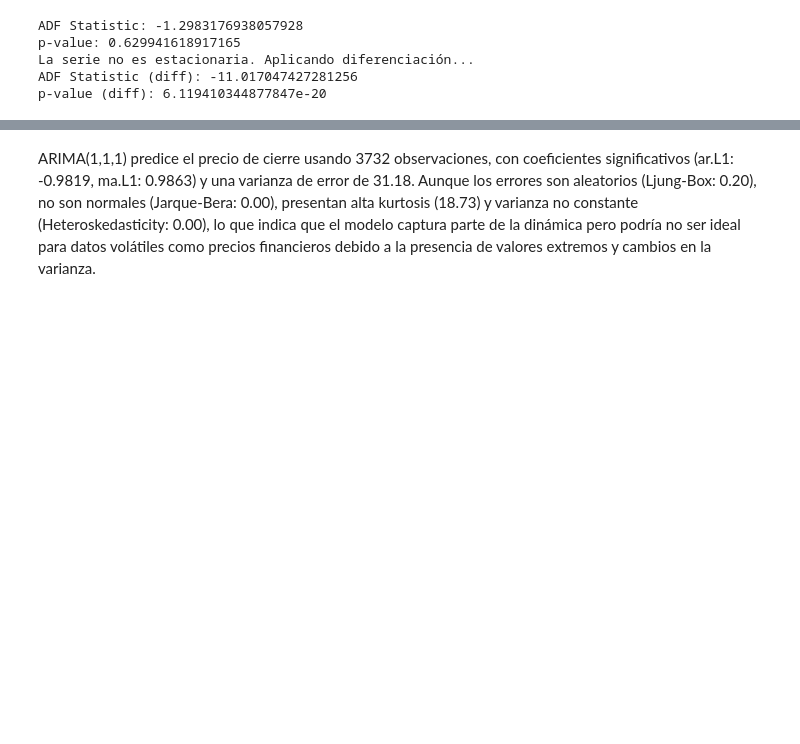
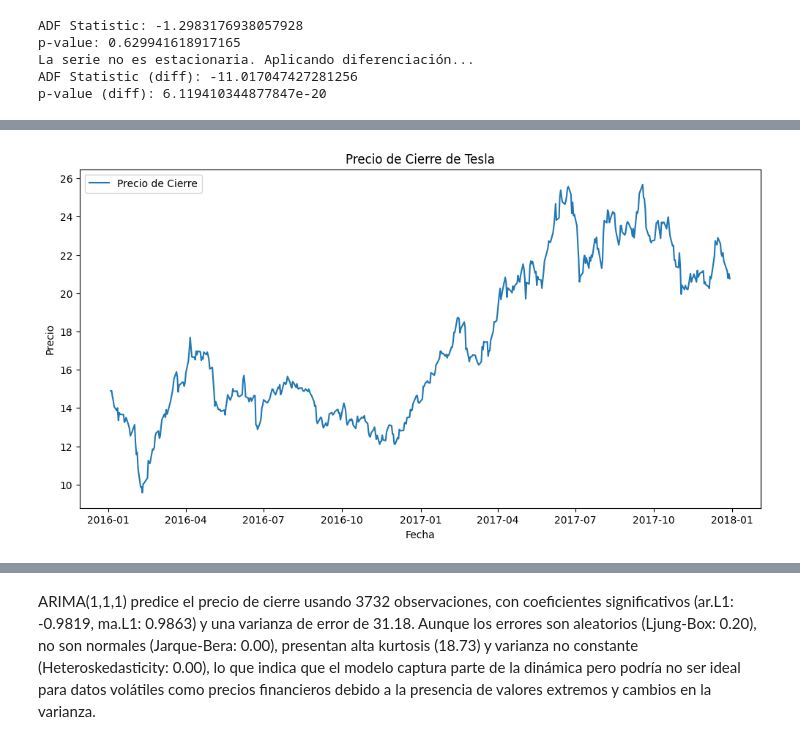
Before and after one commit to aiquimia/Introduccion-AI-DS-Haciendo-Ciencia, a Jupyter notebook: sugerencias/Proyecto_Final_Julio_Sugerencia.ipynb, the cells around one changed output, grey strips where cells are left out. Saved outputs shown, nothing was run; the diff lists cells and outputs as text; code cells hidden in the pictures; blank space fills up the shorter version.

```diff
--- a/sugerencias/Proyecto_Final_Julio_Sugerencia.ipynb
+++ b/sugerencias/Proyecto_Final_Julio_Sugerencia.ipynb
@@ -116,3 +120,7 @@ Covariance Type:                  opg
 
 Warnings:
 [1] Covariance matrix calculated using the outer product of gradients (complex-step).
+# %%
+# Función para filtrar el dataframe por fechas
+def filter_by_date(df, start_date, end_date):
+    return df.loc[start_date:end_date]
@@ -118,0 +268,17 @@ Warnings:
+# %%
+# Ejemplo de uso
+start_date = '2016-01-01'
+end_date = '2018-01-01'
+train_df = filter_by_date(tesla_data_df, start_date, end_date)
+# %%
+# Paso 3: Visualizar la serie de tiempo
+plt.figure(figsize=(12, 6))
+plt.plot(train_df['Close'], label='Precio de Cierre')
+plt.title('Precio de Cierre de Tesla')
+plt.xlabel('Fecha')
+plt.ylabel('Precio')
+plt.legend()
+plt.savefig('tesla_close_price.png')
+plt.show()
+# %% [output]
+[figure, added]
```
Also changed, not shown: parts of 13 cells of this notebook.
